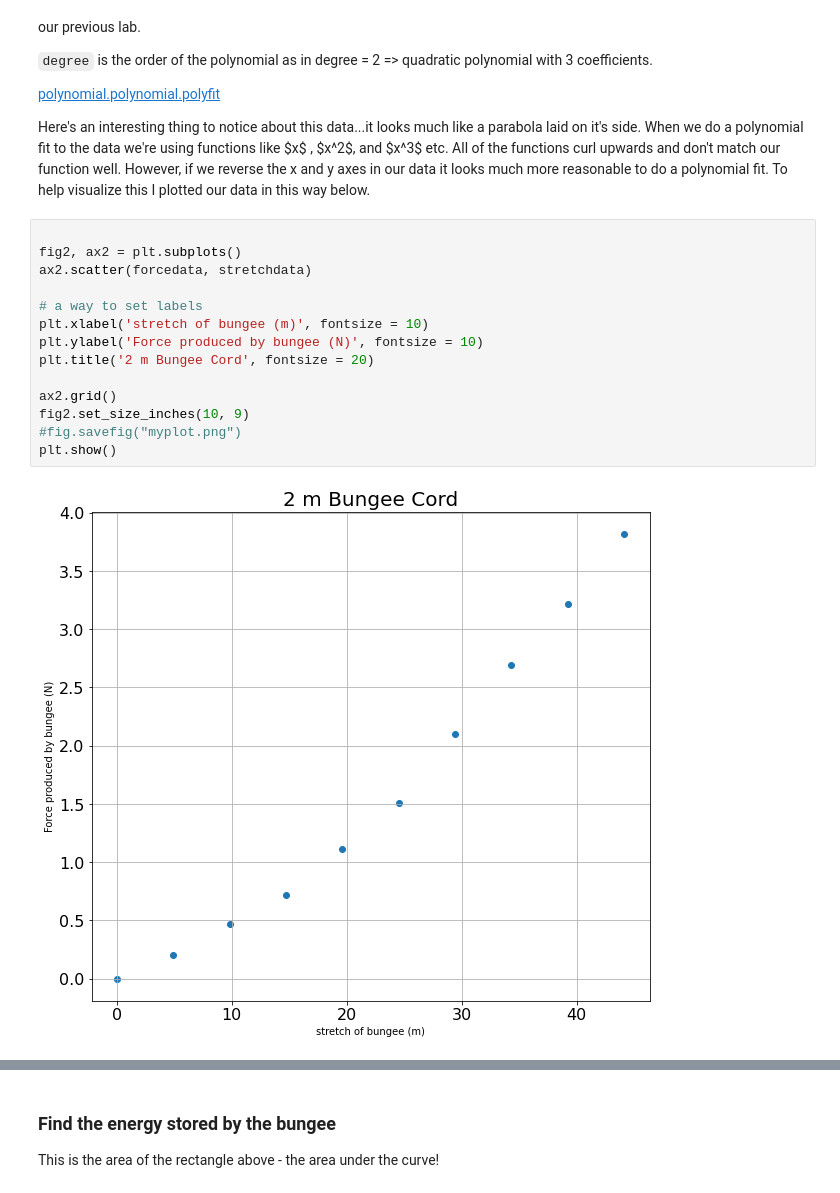
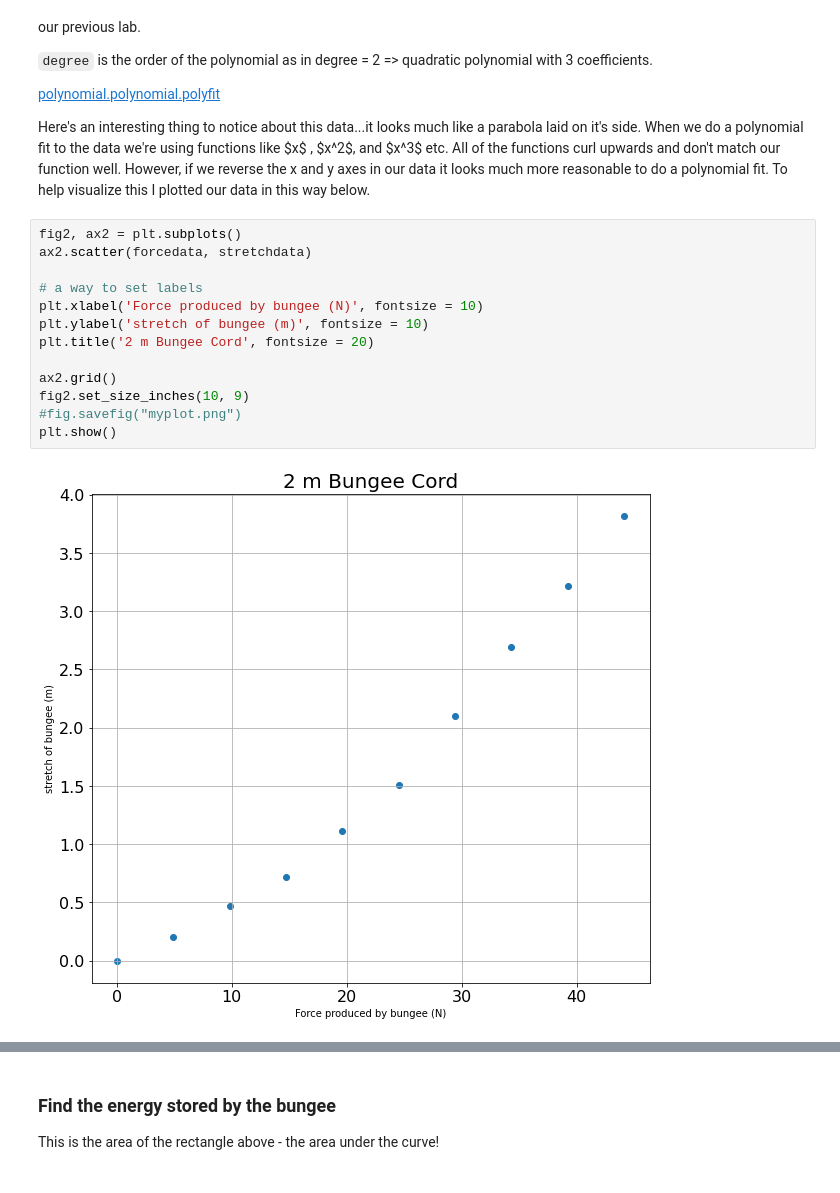
Before and after one commit to smithrockmaker/PH211, a Jupyter notebook: BungeeDropLab.ipynb, the cells around one changed output, grey strips where cells are left out. Drawn from its saved outputs; the diff is of its cells as text.

```diff
--- a/BungeeDropLab.ipynb
+++ b/BungeeDropLab.ipynb
@@ -133,21 +139,20 @@ Now that we know how to curve fit lets use that skill to find the function that
 
 Here's an interesting thing to notice about this data...it looks much like a parabola laid on it's side. When we do a polynomial fit to the data we're using functions like $x$ , $x^2$, and $x^3$ etc. All of the functions curl upwards and don't match our function well. However, if we reverse the x and y axes in our data it looks much more reasonable to do a polynomial fit. To help visualize this I plotted our data in this way below.
 # %%
-
 fig2, ax2 = plt.subplots()
 ax2.scatter(forcedata, stretchdata)
 
 # a way to set labels
-plt.xlabel('stretch of bungee (m)', fontsize = 10)
-plt.ylabel('Force produced by bungee (N)', fontsize = 10)
+plt.xlabel('Force produced by bungee (N)', fontsize = 10)
+plt.ylabel('stretch of bungee (m)', fontsize = 10)
 plt.title('2 m Bungee Cord', fontsize = 20)
 
 ax2.grid()
 fig2.set_size_inches(10, 9)
 #fig.savefig("myplot.png")
 plt.show()
 # %% [output]
-[figure, old version]
+[figure, new version]
 # %%
 # be sure that the order of the polynomial fit matches the model calculation
 # in the next code cell.
```
Also changed, not shown: parts of 35 cells of this notebook.
